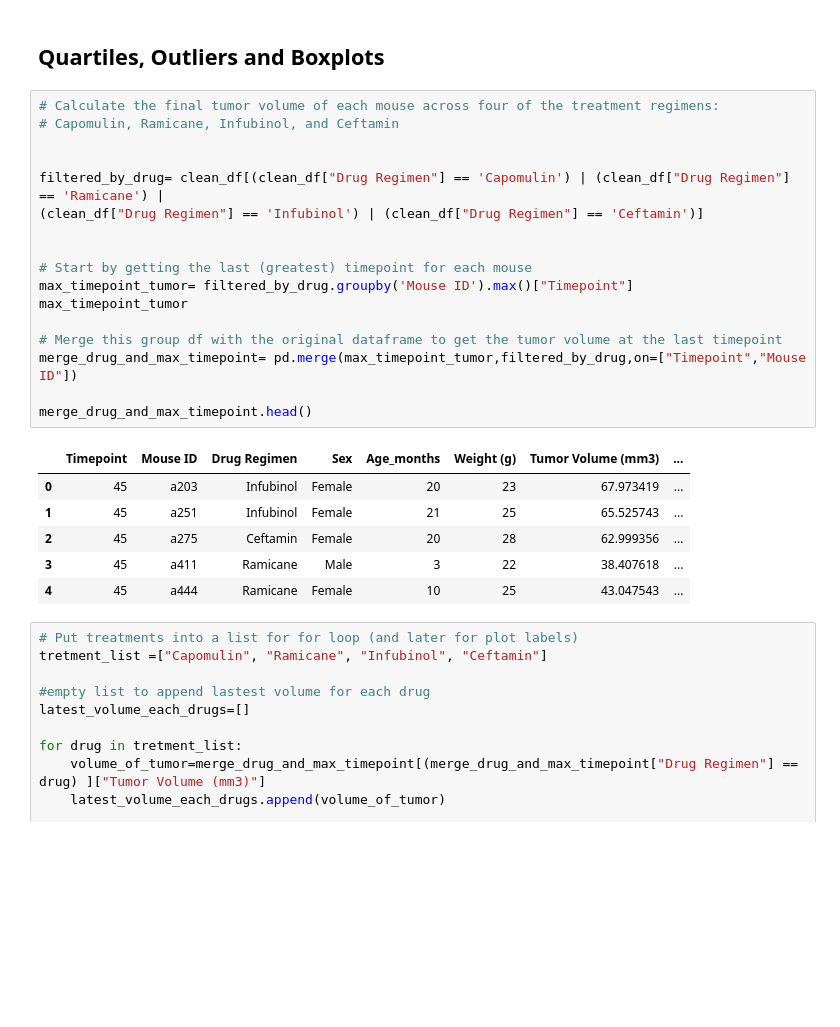
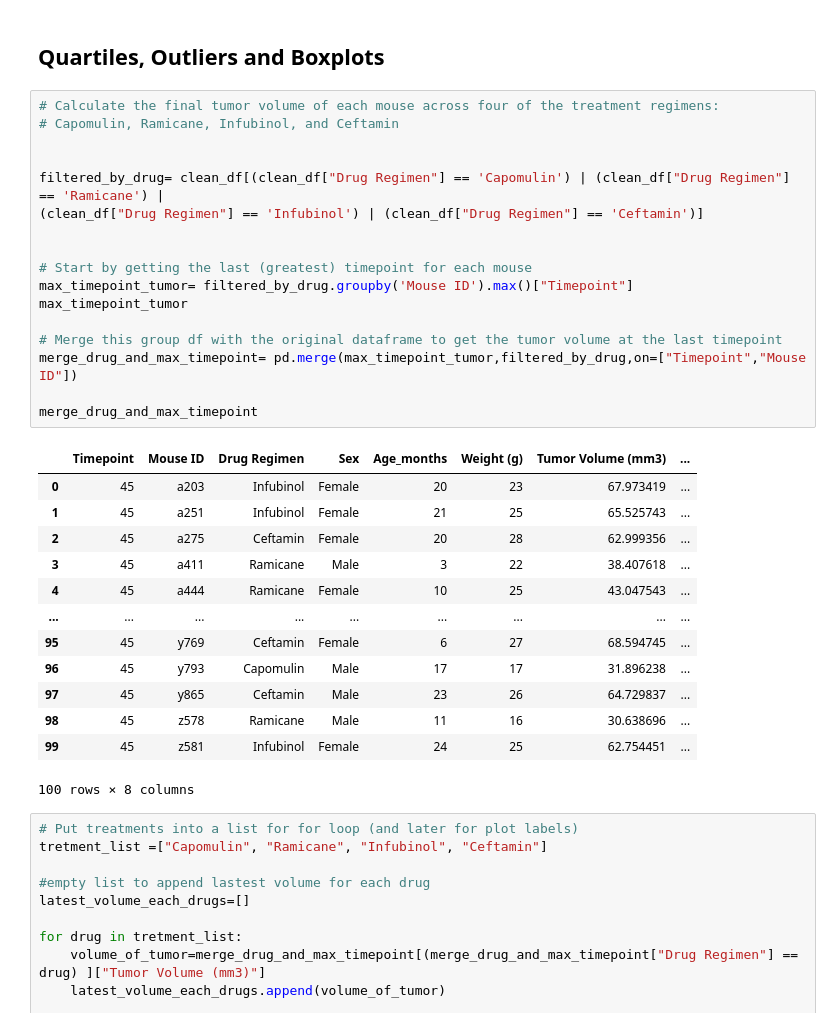
Before and after one commit to HaifaNajdawi/Matplotlib_The_power_of_plot, a Jupyter notebook: Pymaceuticals/pymaceuticals_starter.ipynb, the cells around one changed output. Saved outputs shown, nothing was run; the diff lists cells and outputs as text; blank space fills up the shorter version.

```diff
--- a/Pymaceuticals/pymaceuticals_starter.ipynb
+++ b/Pymaceuticals/pymaceuticals_starter.ipynb
@@ -200,27 +200,34 @@ plt.show()
 # %%
 # Calculate the final tumor volume of each mouse across four of the treatment regimens:
 # Capomulin, Ramicane, Infubinol, and Ceftamin
 
 
 filtered_by_drug= clean_df[(clean_df["Drug Regimen"] == 'Capomulin') | (clean_df["Drug Regimen"] == 'Ramicane') |
 (clean_df["Drug Regimen"] == 'Infubinol') | (clean_df["Drug Regimen"] == 'Ceftamin')]
 
 
 # Start by getting the last (greatest) timepoint for each mouse
 max_timepoint_tumor= filtered_by_drug.groupby('Mouse ID').max()["Timepoint"]
 max_timepoint_tumor
 
 # Merge this group df with the original dataframe to get the tumor volume at the last timepoint
 merge_drug_and_max_timepoint= pd.merge(max_timepoint_tumor,filtered_by_drug,on=["Timepoint","Mouse ID"])
 
-merge_drug_and_max_timepoint.head()
+merge_drug_and_max_timepoint
 # %% [output]
 |  | Timepoint | Mouse ID | Drug Regimen | Sex | Age_months | Weight (g) | Tumor Volume (mm3) | ... |
 | 0 | 45 | a203 | Infubinol | Female | 20 | 23 | 67.973419 | ... |
 | 1 | 45 | a251 | Infubinol | Female | 21 | 25 | 65.525743 | ... |
 | 2 | 45 | a275 | Ceftamin | Female | 20 | 28 | 62.999356 | ... |
 | 3 | 45 | a411 | Ramicane | Male | 3 | 22 | 38.407618 | ... |
 | 4 | 45 | a444 | Ramicane | Female | 10 | 25 | 43.047543 | ... |
+| ... | ... | ... | ... | ... | ... | ... | ... | ... |
+| 95 | 45 | y769 | Ceftamin | Female | 6 | 27 | 68.594745 | ... |
+| 96 | 45 | y793 | Capomulin | Male | 17 | 17 | 31.896238 | ... |
+| 97 | 45 | y865 | Ceftamin | Male | 23 | 26 | 64.729837 | ... |
+| 98 | 45 | z578 | Ramicane | Male | 11 | 16 | 30.638696 | ... |
+| 99 | 45 | z581 | Infubinol | Female | 24 | 25 | 62.754451 | ... |
+100 rows × 8 columns
 # %%
 # Put treatments into a list for for loop (and later for plot labels)
 tretment_list =["Capomulin", "Ramicane", "Infubinol", "Ceftamin"]
```
Also changed, not shown: parts of 5 cells of this notebook.
